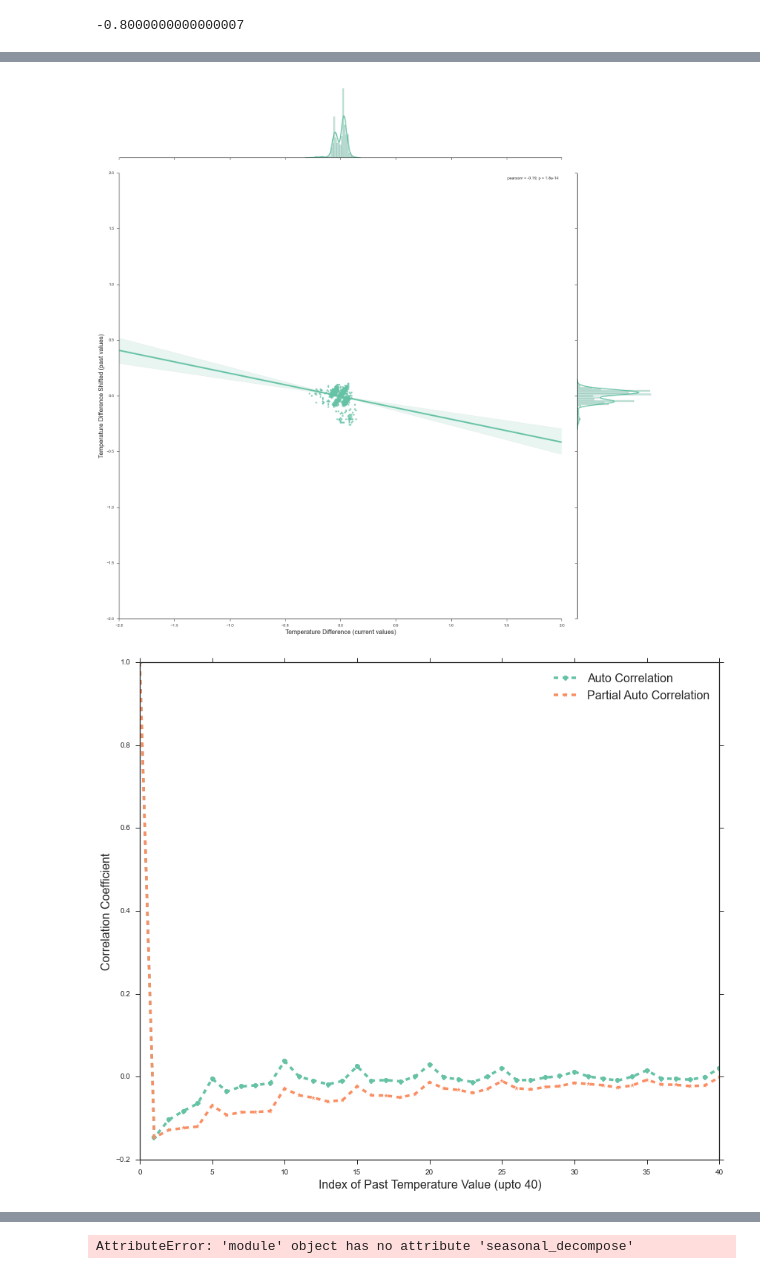
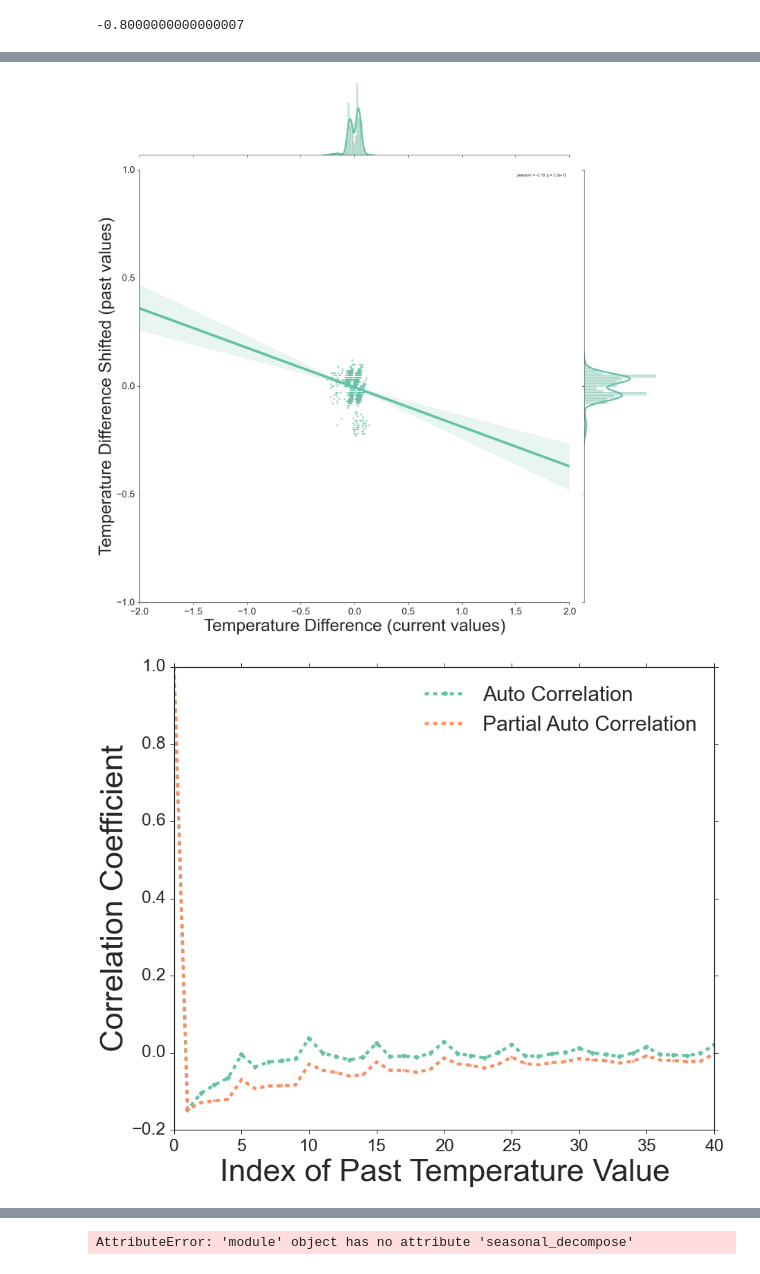
Before and after one commit to words-sdsc/SensorDataAnalytics, a Jupyter notebook: correlations/Plots - Correlation Spearman Coeff.ipynb, the cells around one changed output, grey strips where cells are left out. Cells and saved outputs as stored; diff of their text form; code cells hidden in the pictures.

```diff
--- a/correlations/Plots - Correlation Spearman Coeff.ipynb
+++ b/correlations/Plots - Correlation Spearman Coeff.ipynb
@@ -74,5 +74,5 @@ pi14-seapearl.txt
 pi08-seapearl.txt
 # %%
 import matplotlib.pyplot as plt
-sb.set_context("notebook", rc={"lines.linewidth":3.5})
+sb.set_context("notebook", rc={"lines.linewidth":4.5})
 # %%
@@ -118,11 +127,13 @@ L['first_diff'] = L['value'] - L['value'].shift()
 # %%
-L['Lag in diff'] = L['first_diff'].shift()
-ax2=sb.jointplot('first_diff', 'Lag in diff', L[1::100], kind='reg', size=20, ylim=(-2,2), xlim=(-2,2)) #41831
-plt.ylabel('Temperature Difference Shifted (past values)', fontsize=16)
-plt.xlabel('Temperature Difference (current values)', fontsize=16)
-ax2.savefig('Final - FirstDiff vs Lag Node 14 every 500.png')
+# 4
+ax2=sb.jointplot('first_diff', 'Lag in diff', L[1::100], kind='reg', size=20, ylim=(-1,1), xlim=(-2,2)) #41831
+plt.ylabel('Temperature Difference Shifted (past values)', fontsize=45)
+plt.xlabel('Temperature Difference (current values)', fontsize=45)
+plt.xticks(fontsize=25)
+plt.yticks(fontsize=25)
+ax2.savefig('Final - FirstDiff vs Lag Node 14 every 100.png')
 # %% [output]
-[figure, old version]
+[figure, new version]
 # %%
 from statsmodels.tsa.stattools import acf
 from statsmodels.tsa.stattools import pacf
@@ -133,16 +144,18 @@ lag_correlations=acf(L['first_diff'].iloc[1::])
 # %%
 lag_partial_correlations = pacf(L['first_diff'].iloc[1::])
 # %%
-#first_diff : not significant >0.5 correlation with time prior t upto 40 steps
+# 5
 fig, ax = plt.subplots(figsize=(14,12))
-sb.set_context("notebook", rc={"lines.linewidth":3.5})
-plt.ylabel('Correlation Coefficient', fontsize=16)
-plt.xlabel('Index of Past Temperature Value (upto 40)', fontsize=16)
+sb.set_context("notebook", rc={"lines.linewidth":4.5})
+plt.ylabel('Correlation Coefficient', fontsize=45)
+plt.xlabel('Index of Past Temperature Value', fontsize=45)
 ax.plot(lag_correlations, marker='o', linestyle='--', label='Auto Correlation')
 ax.plot(lag_partial_correlations, marker='*', linestyle='--', label='Partial Auto Correlation')
-ax.axes.legend(fontsize=16)
+ax.axes.legend(fontsize=30, loc='best')
+plt.xticks(fontsize=25)
+plt.yticks(fontsize=25)
 fig.savefig('Final - FirstDiff_Correlation Coefficients Node 14.png')
 # %% [output]
-[figure, old version]
+[figure, new version]
 # %%
 L = timeseriesdict[('pi14', 'Tamb')]
```
Also changed, not shown: parts of 9 cells of this notebook, 9 other files.
